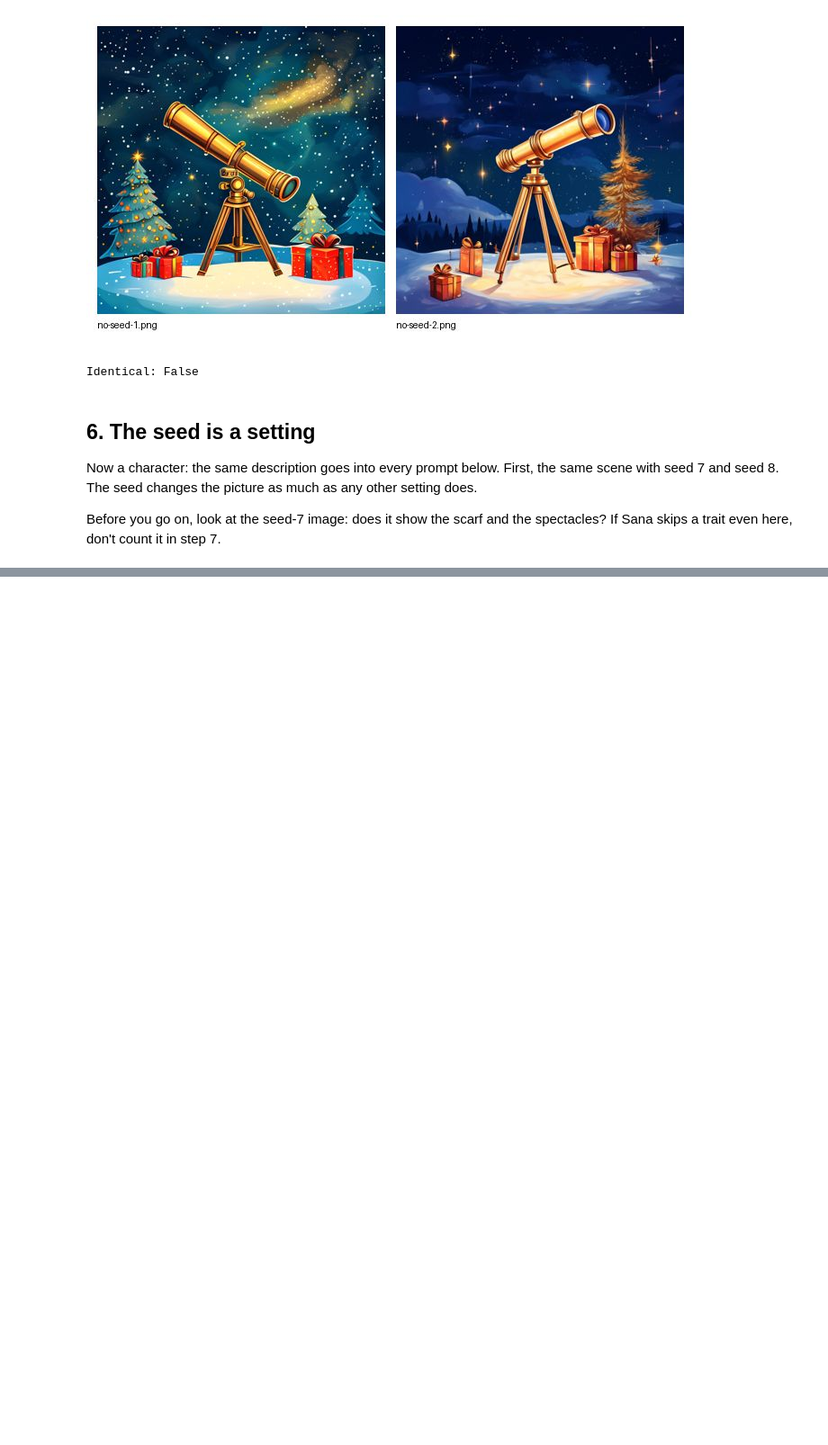
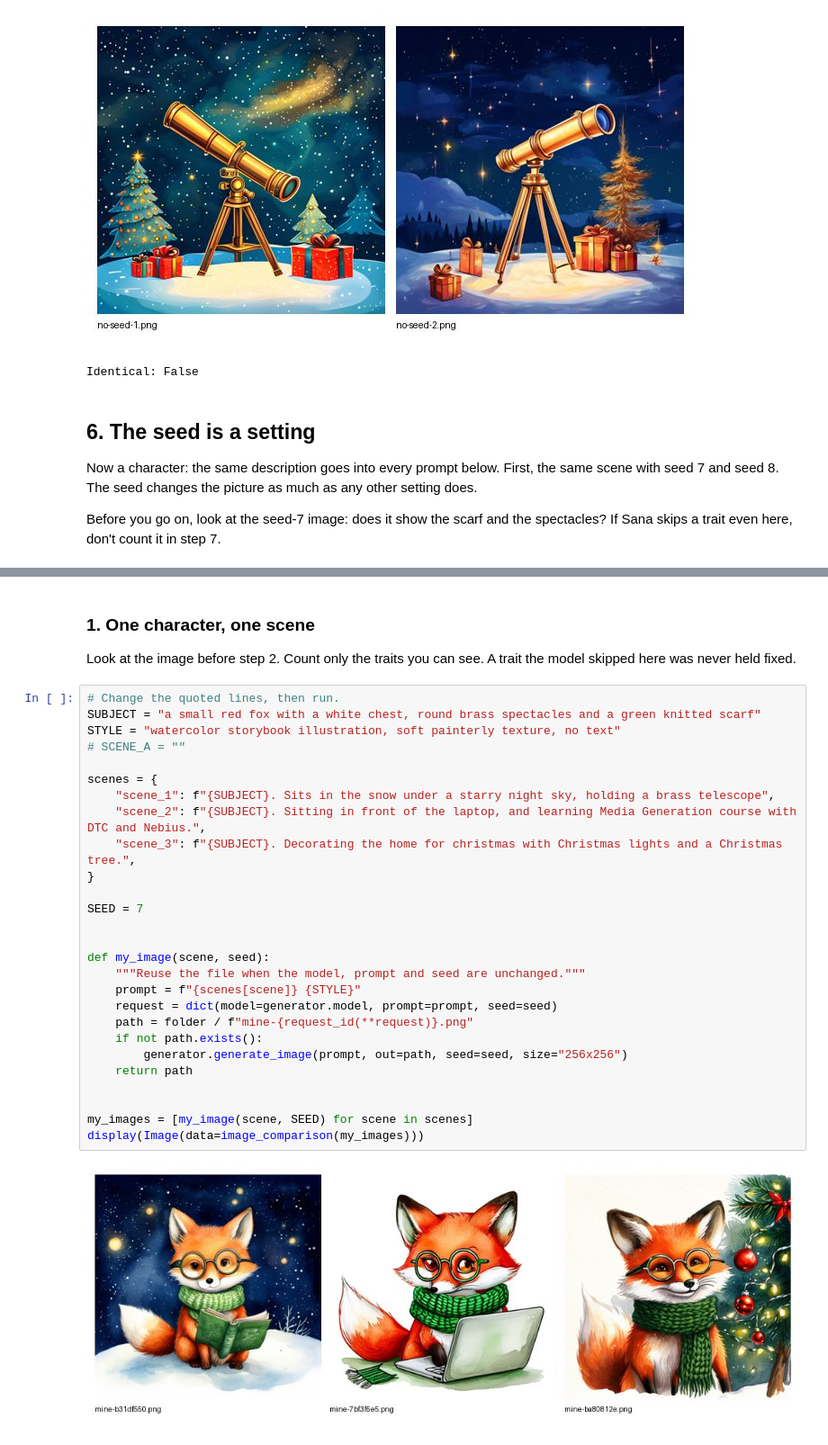
Before and after one commit to DataTalksClub/production-ai-agents-for-media-generation, a Jupyter notebook: 01-consistent-media-generation-on-serverless-gpus/code/first_image_endpoint.ipynb, the cells around one changed output, grey strips where cells are left out. Shown at 90% size. Saved outputs shown, nothing was run; the diff lists cells and outputs as text; blank space fills up the shorter version.

Commit message:
02-first-generation: add practice, inspiration, and a share card to the endpoint notebook.
Co-authored-by: Cursor <cursoragent@cursor.com>

```diff
--- a/01-consistent-media-generation-on-serverless-gpus/code/first_image_endpoint.ipynb
+++ b/01-consistent-media-generation-on-serverless-gpus/code/first_image_endpoint.ipynb
@@ -190,0 +336,33 @@ display(Image(data=image_comparison(identity_row)))
+# %% [markdown]
+### 1. One character, one scene
+
+Look at the image before step 2. Count only the traits you can see. A trait the model skipped here was never held fixed.
+# %%
+# Change the quoted lines, then run.
+SUBJECT = "a small red fox with a white chest, round brass spectacles and a green knitted scarf"
+STYLE = "watercolor storybook illustration, soft painterly texture, no text"
+# SCENE_A = ""
+
+scenes = {
+    "scene_1": f"{SUBJECT}. Sits in the snow under a starry night sky, holding a brass telescope",
+    "scene_2": f"{SUBJECT}. Sitting in front of the laptop, and learning Media Generation course with DTC and Nebius.",
+    "scene_3": f"{SUBJECT}. Decorating the home for christmas with Christmas lights and a Christmas tree.",
+}
+
+SEED = 7
+
+
+def my_image(scene, seed):
+    """Reuse the file when the model, prompt and seed are unchanged."""
+    prompt = f"{scenes[scene]} {STYLE}"
+    request = dict(model=generator.model, prompt=prompt, seed=seed)
+    path = folder / f"mine-{request_id(**request)}.png"
+    if not path.exists():
+        generator.generate_image(prompt, out=path, seed=seed, size="256x256")
+    return path
+
+
+my_images = [my_image(scene, SEED) for scene in scenes]
+display(Image(data=image_comparison(my_images)))
+# %% [output]
+[figure, added]
```
Also changed, not shown: parts of 21 cells of this notebook.
